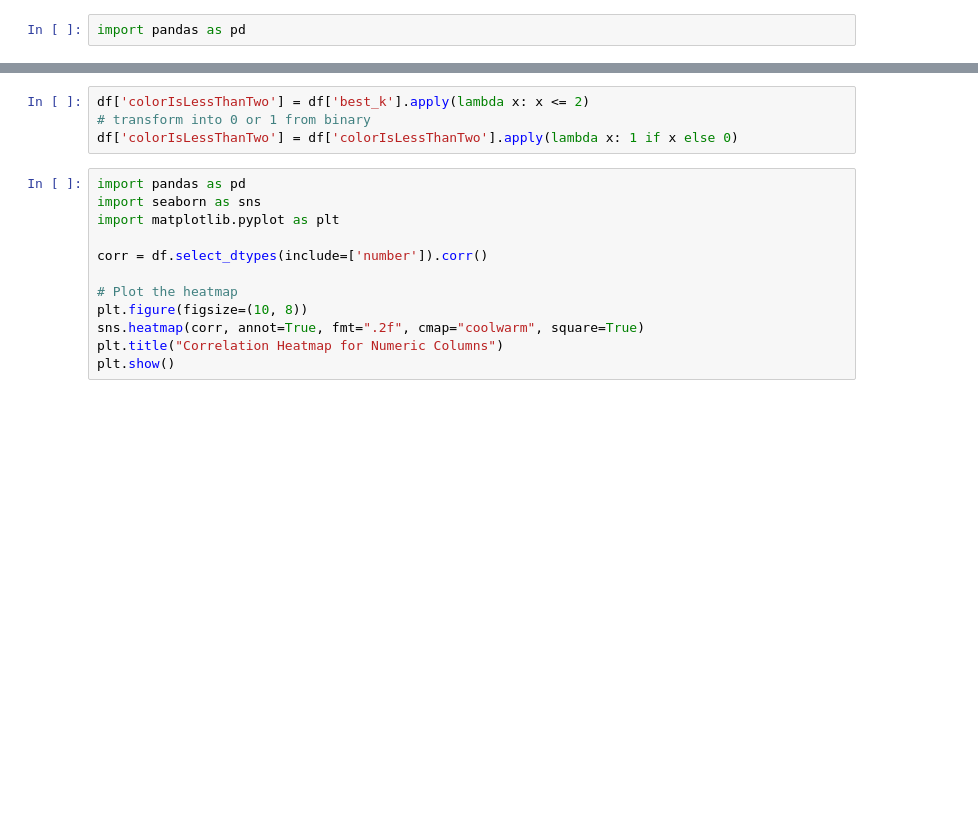
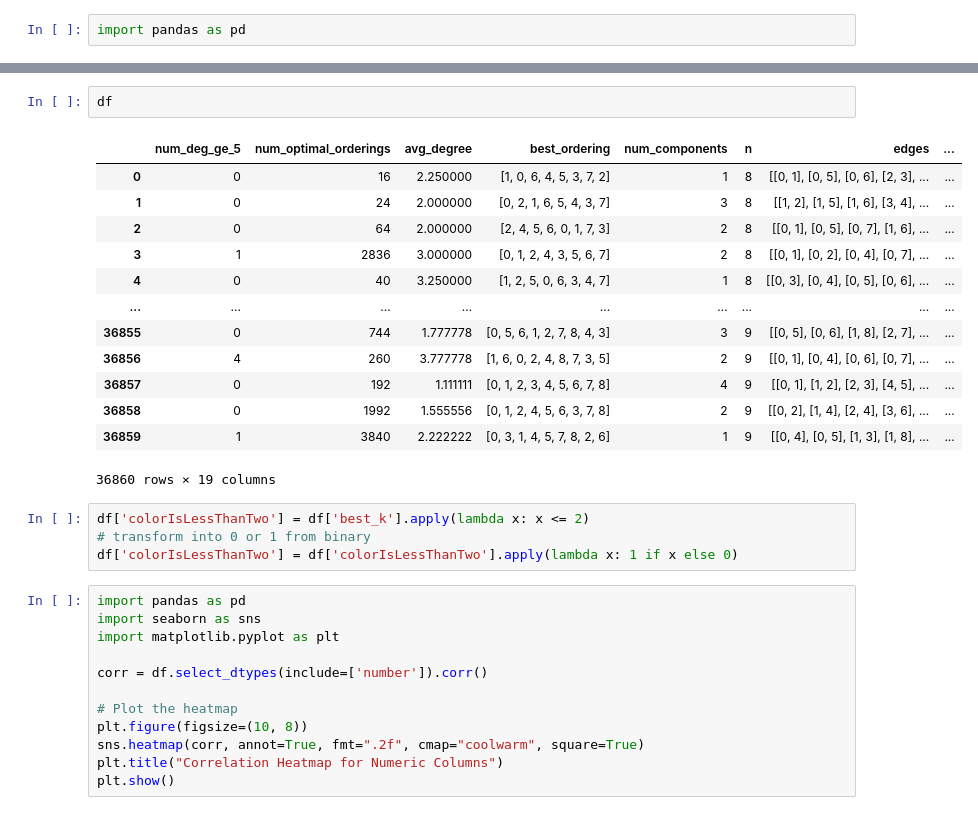
Before and after one commit to AxelFridman/GraphPropertyPredict, a Jupyter notebook: initialEDA.ipynb, the cells around one changed output, grey strips where cells are left out. Saved outputs shown, nothing was run; the diff lists cells and outputs as text; blank space fills up the shorter version.

```diff
--- a/initialEDA.ipynb
+++ b/initialEDA.ipynb
@@ -23,3 +58,19 @@ df = pd.read_csv(r"C:\Users\fridm\Desktop\GraphPropertyPredict\out_dataset\order
+# %%
+df
+# %% [output]
+|  | num_deg_ge_5 | num_optimal_orderings | avg_degree | best_ordering | num_components | n | edges | ... |
+| 0 | 0 | 16 | 2.250000 | [1, 0, 6, 4, 5, 3, 7, 2] | 1 | 8 | [[0, 1], [0, 5], [0, 6], [2, 3], ... | ... |
+| 1 | 0 | 24 | 2.000000 | [0, 2, 1, 6, 5, 4, 3, 7] | 3 | 8 | [[1, 2], [1, 5], [1, 6], [3, 4], ... | ... |
+| 2 | 0 | 64 | 2.000000 | [2, 4, 5, 6, 0, 1, 7, 3] | 2 | 8 | [[0, 1], [0, 5], [0, 7], [1, 6], ... | ... |
+| 3 | 1 | 2836 | 3.000000 | [0, 1, 2, 4, 3, 5, 6, 7] | 2 | 8 | [[0, 1], [0, 2], [0, 4], [0, 7], ... | ... |
+| 4 | 0 | 40 | 3.250000 | [1, 2, 5, 0, 6, 3, 4, 7] | 1 | 8 | [[0, 3], [0, 4], [0, 5], [0, 6], ... | ... |
+| ... | ... | ... | ... | ... | ... | ... | ... | ... |
+| 36855 | 0 | 744 | 1.777778 | [0, 5, 6, 1, 2, 7, 8, 4, 3] | 3 | 9 | [[0, 5], [0, 6], [1, 8], [2, 7], ... | ... |
+| 36856 | 4 | 260 | 3.777778 | [1, 6, 0, 2, 4, 8, 7, 3, 5] | 2 | 9 | [[0, 1], [0, 4], [0, 6], [0, 7], ... | ... |
+| 36857 | 0 | 192 | 1.111111 | [0, 1, 2, 3, 4, 5, 6, 7, 8] | 4 | 9 | [[0, 1], [1, 2], [2, 3], [4, 5], ... | ... |
+| 36858 | 0 | 1992 | 1.555556 | [0, 1, 2, 4, 5, 6, 3, 7, 8] | 2 | 9 | [[0, 2], [1, 4], [2, 4], [3, 6], ... | ... |
+| 36859 | 1 | 3840 | 2.222222 | [0, 3, 1, 4, 5, 7, 8, 2, 6] | 1 | 9 | [[0, 4], [0, 5], [1, 3], [1, 8], ... | ... |
+36860 rows × 19 columns
 # %%
 df['colorIsLessThanTwo'] = df['best_k'].apply(lambda x: x <= 2)
 # transform into 0 or 1 from binary
```
Also changed, not shown: parts of 20 cells of this notebook, 54 other files.
